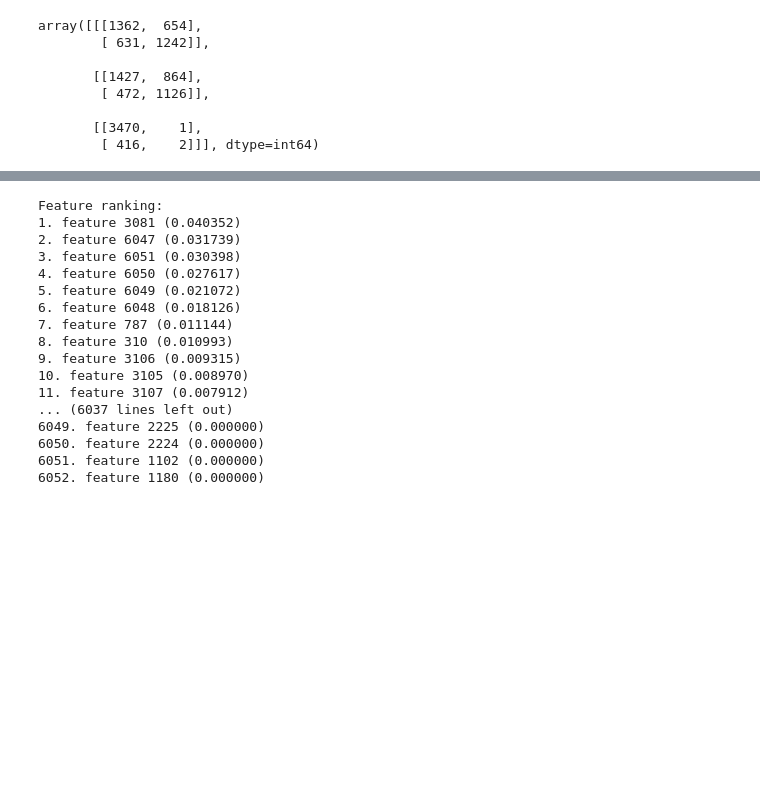
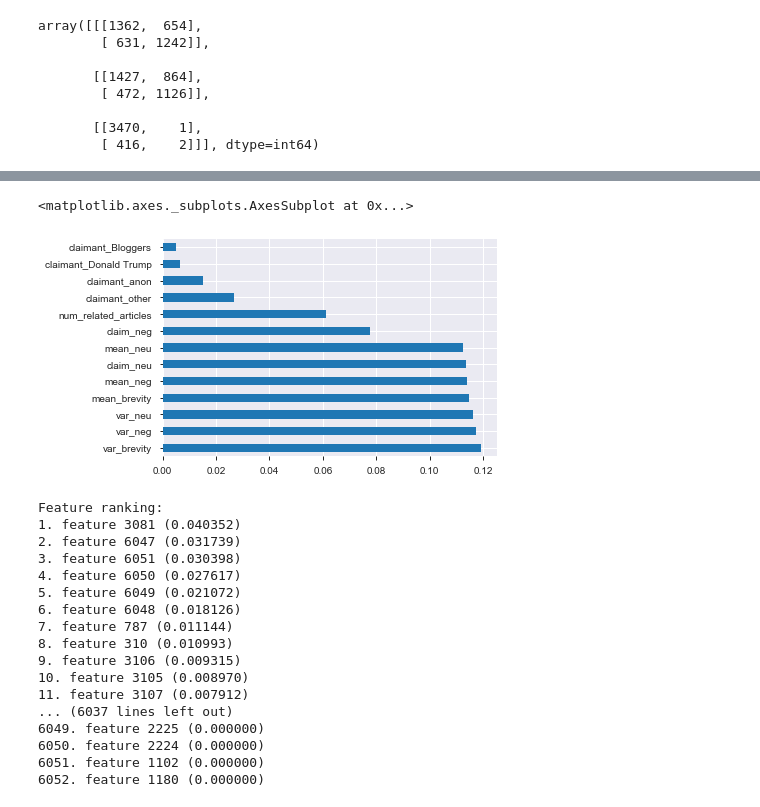
Before and after one commit to kingbd2/Fake_News_Data_Cup, a Jupyter notebook: 4.ModelTesting.ipynb, the cells around one changed output, grey strips where cells are left out. Saved outputs shown, nothing was run; the diff lists cells and outputs as text; code cells hidden in the pictures; blank space fills up the shorter version.

```diff
--- a/4.ModelTesting.ipynb
+++ b/4.ModelTesting.ipynb
@@ -146,3 +167,9 @@ NameError: name 'X' is not defined
+# %%
+feat_importances = pd.Series(importances, index=train_features.columns)
+feat_importances.nlargest(20).plot(kind='barh')
+# %% [output]
+<matplotlib.axes._subplots.AxesSubplot at 0x...>
+[figure, added]
 # %%
 print("Feature ranking:")
 
```
Also changed, not shown: parts of 11 cells of this notebook, 4 other files.
